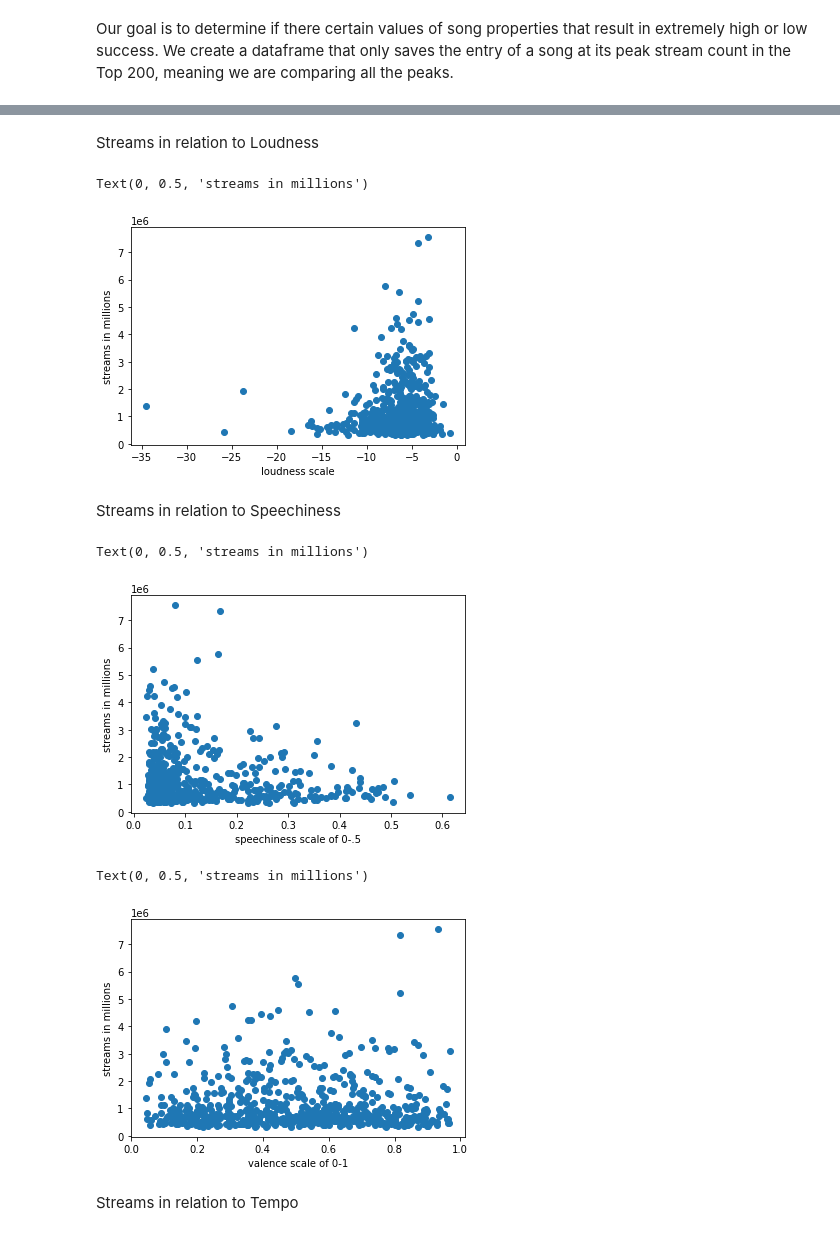
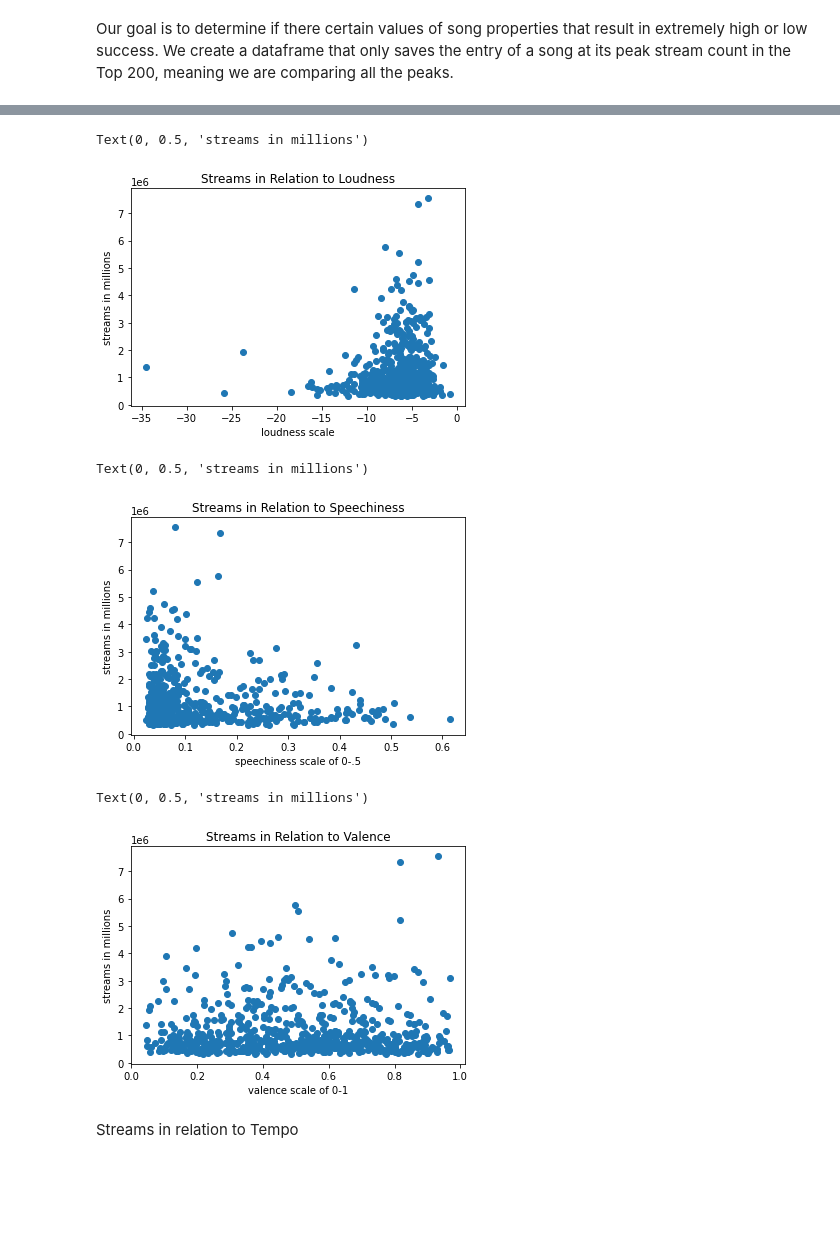
Before and after one commit to amandotzip/groovydata, a Jupyter notebook: final-tutorial.ipynb, the cells around one changed output, grey strips where cells are left out. Drawn from its saved outputs; the diff is of its cells as text; code cells hidden in the pictures; blank space fills up the shorter version.

```diff
--- a/final-tutorial.ipynb
+++ b/final-tutorial.ipynb
@@ -449,18 +461,16 @@ Text(0, 0.5, 'streams in millions')
-# %% [markdown]
-Streams in relation to Loudness
 # %%
 plt.scatter(no_dupes_df['loudness'],no_dupes_df['streams'])
+plt.title('Streams in Relation to Loudness')
 plt.xlabel('loudness scale')
 plt.ylabel('streams in millions')
 # %% [output]
 Text(0, 0.5, 'streams in millions')
-[figure, old version]
+[figure, new version]
-# %% [markdown]
-Streams in relation to Speechiness
 # %%
 plt.scatter(no_dupes_df['speechiness'], no_dupes_df['streams'])
+plt.title('Streams in Relation to Speechiness')
 plt.xlabel('speechiness scale of 0-.5')
 plt.ylabel('streams in millions')
 # %% [output]
 Text(0, 0.5, 'streams in millions')
-[figure, old version]
+[figure, new version]
@@ -469,10 +477,11 @@ Streams in relation to Valence
 # %%
 plt.scatter(no_dupes_df['valence'],no_dupes_df['streams'])
+plt.title('Streams in Relation to Valence')
 plt.xlabel('valence scale of 0-1')
 plt.ylabel('streams in millions')
 # %% [output]
 Text(0, 0.5, 'streams in millions')
-[figure, old version]
+[figure, new version]
 # %% [markdown]
 Streams in relation to Tempo
 # %%
```
Also changed, not shown: parts of 49 cells of this notebook.
